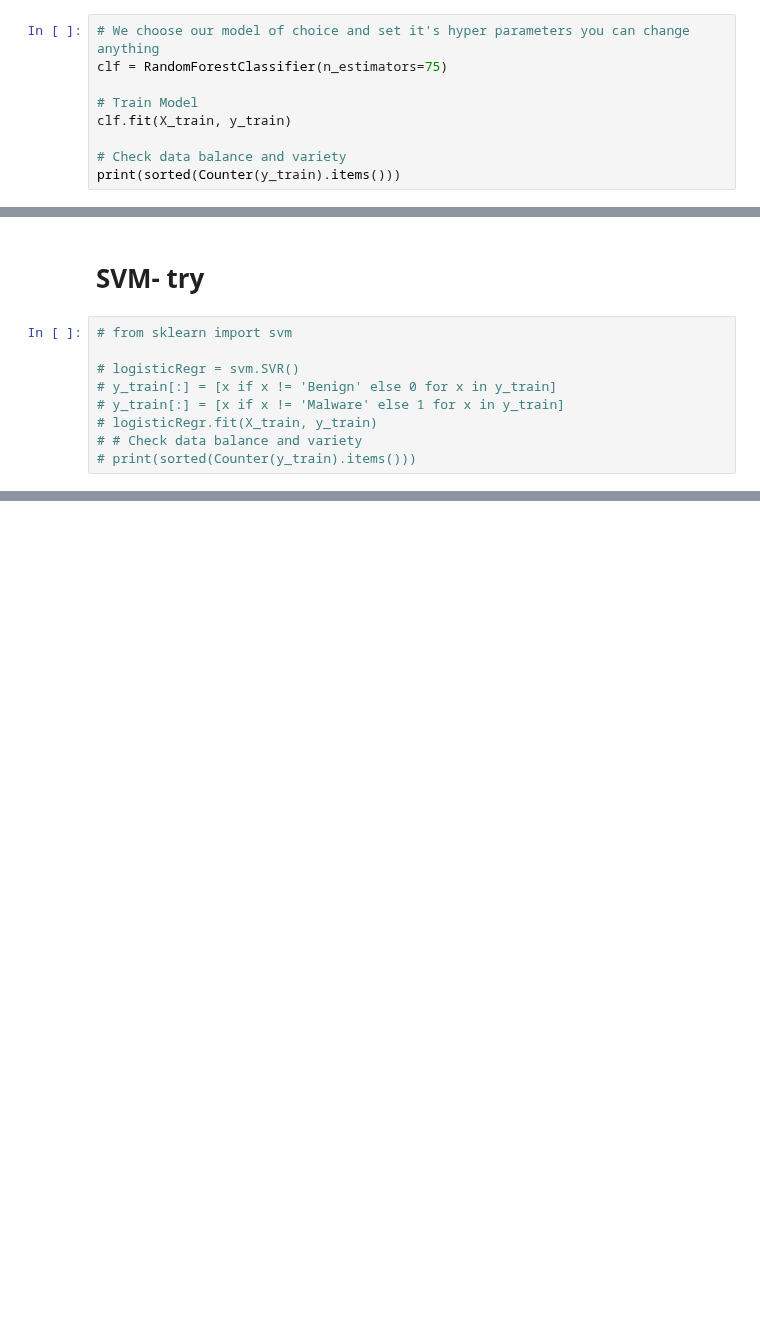
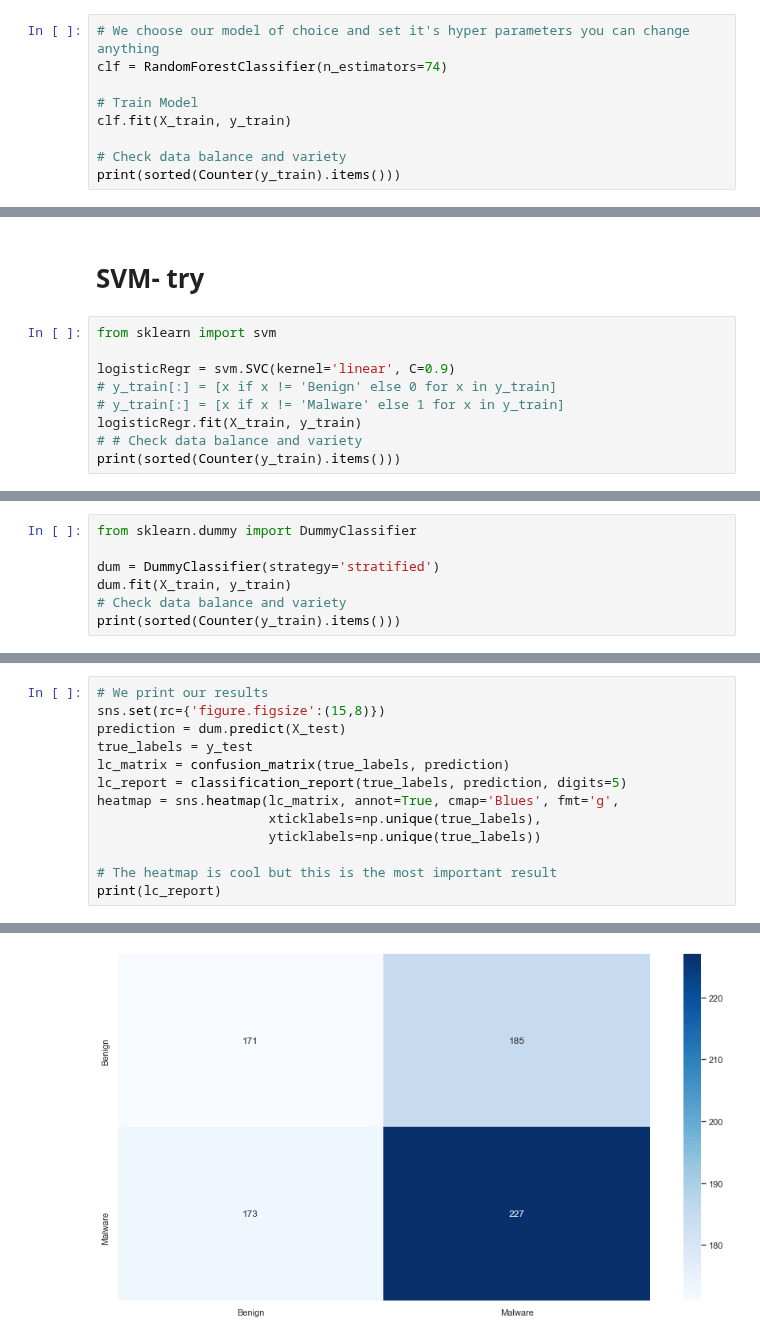
Before and after one commit to chenshtynmetz/CiscoCompetition, a Jupyter notebook: Dataset1.ipynb, the cells around one changed output, grey strips where cells are left out. Cells and saved outputs as stored; diff of their text form; blank space fills up the shorter version.

```diff
--- a/Dataset1.ipynb
+++ b/Dataset1.ipynb
@@ -232,7 +232,7 @@ Counter({'Malware': 2264, 'Benign': 2018})
 ## Model choosing and fitting
 # %%
 # We choose our model of choice and set it's hyper parameters you can change anything
-clf = RandomForestClassifier(n_estimators=75)
+clf = RandomForestClassifier(n_estimators=74)
 
 # Train Model
 clf.fit(X_train, y_train)
@@ -300,11 +300,11 @@ weighted avg    0.79352   0.63228   0.58599       756
 # %% [markdown]
 # SVM- try
 # %%
-# from sklearn import svm
+from sklearn import svm
 
-# logisticRegr = svm.SVR()
+logisticRegr = svm.SVC(kernel='linear', C=0.9)
 # y_train[:] = [x if x != 'Benign' else 0 for x in y_train]
 # y_train[:] = [x if x != 'Malware' else 1 for x in y_train]
-# logisticRegr.fit(X_train, y_train)
+logisticRegr.fit(X_train, y_train)
 # # Check data balance and variety
-# print(sorted(Counter(y_train).items()))
+print(sorted(Counter(y_train).items()))
@@ -329,0 +340,7 @@ ValueError: Classification metrics can't handle a mix of binary and continuous t
+# %%
+from sklearn.dummy import DummyClassifier
+
+dum = DummyClassifier(strategy='stratified')
+dum.fit(X_train, y_train)
+# Check data balance and variety
+print(sorted(Counter(y_train).items()))
@@ -329,0 +349,14 @@ ValueError: Classification metrics can't handle a mix of binary and continuous t
+# %%
+# We print our results
+sns.set(rc={'figure.figsize':(15,8)})
+prediction = dum.predict(X_test)
+true_labels = y_test
+lc_matrix = confusion_matrix(true_labels, prediction)
+lc_report = classification_report(true_labels, prediction, digits=5)
+heatmap = sns.heatmap(lc_matrix, annot=True, cmap='Blues', fmt='g',
+                      xticklabels=np.unique(true_labels),
+                      yticklabels=np.unique(true_labels))
+
+# The heatmap is cool but this is the most important result
+print(lc_report)
+# %% [output]
@@ -329,0 +371 @@ ValueError: Classification metrics can't handle a mix of binary and continuous t
+[figure, added]
```
Also changed, not shown: parts of 21 cells of this notebook.
